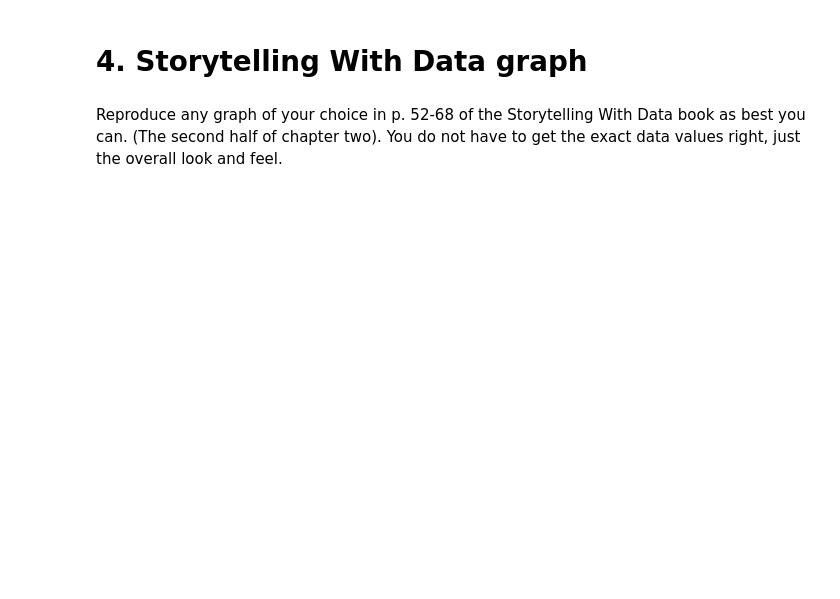
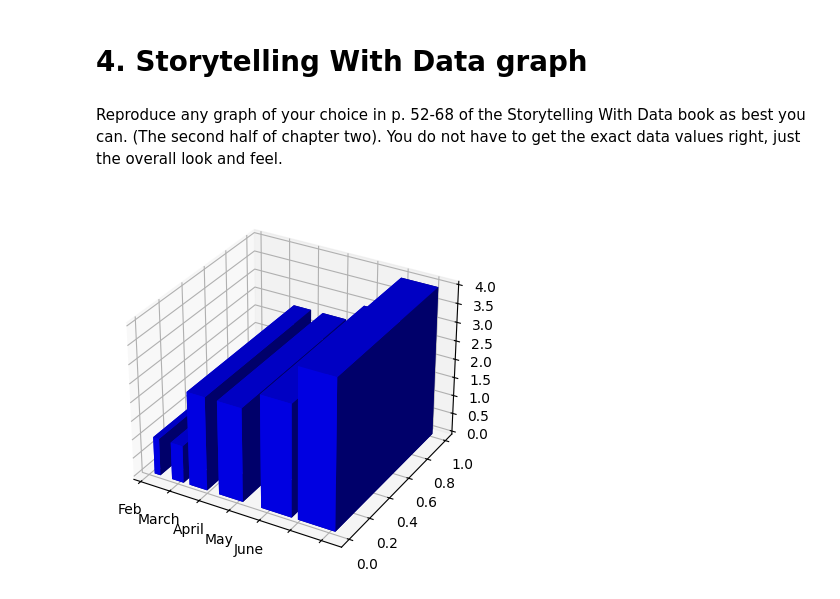
Before and after one commit to joe-bene/AiForLeaders, a Jupyter notebook: Week4.ipynb, the cells around one changed output. Cells and saved outputs as stored; diff of their text form; code cells hidden in the pictures; blank space fills up the shorter version.

```diff
--- a/Week4.ipynb
+++ b/Week4.ipynb
@@ -439,3 +443,24 @@ This graph shows a logical connection between the loss as well as the claim amou
 # 4. Storytelling With Data graph
 # %% [markdown]
 Reproduce any graph of your choice in p. 52-68 of the Storytelling With Data book as best you can.  (The second half of chapter two).  You do not have to get the exact data values right, just the overall look and feel.
+# %%
+
+#making the 3d bar chart
+from mpl_toolkits.mplot3d import Axes3D
+import matplotlib.pyplot as plt
+
+x = [1,2,3,4,5,6]
+y = [1,1,1,1,1,1]
+z = [1,1,2.5,2.5,3,4]
+x_pos = [1,4,7,12,19,25]
+y_pos = [0,0,0,0,0,0]
+z_pos = [0,0,0,0,0,0]
+
+
+fig = plt.figure()
+ax = fig.add_subplot(111,projection="3d")
+ax.bar3d(x_pos,y_pos,z_pos,x,y,z,color="blue")
+ax.set_xticklabels(["Jan", "Feb", "March", "April", "May", "June"])
+None
+# %% [output]
+[figure, added]
```
Also changed, not shown: parts of 2 cells of this notebook.
